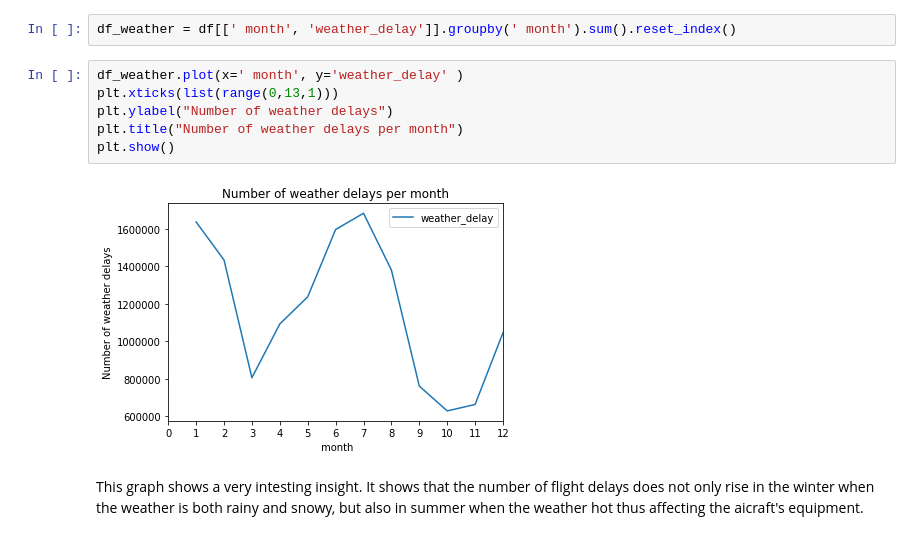
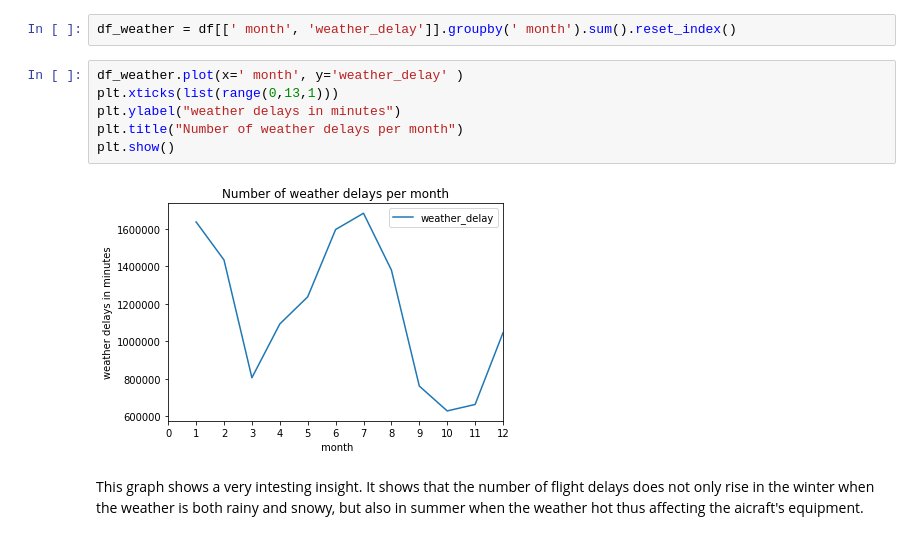
Before and after one commit to abdullahtarek/flight_delays_eda, a Jupyter notebook: EDA.ipynb, the cells around one changed output. Cells and saved outputs as stored; diff of their text form.

```diff
--- a/EDA.ipynb
+++ b/EDA.ipynb
@@ -396,11 +294,11 @@ df_weather = df[[' month', 'weather_delay']].groupby(' month').sum().reset_index
 # %%
 df_weather.plot(x=' month', y='weather_delay' )
 plt.xticks(list(range(0,13,1)))
-plt.ylabel("Number of weather delays")
+plt.ylabel("weather delays in minutes")
 plt.title("Number of weather delays per month")
 plt.show()
 # %% [output]
-[figure, old version]
+[figure, new version]
 # %% [markdown]
 This graph shows a very intesting insight. It shows that the number of flight delays does not only rise in the winter when the weather is both rainy and snowy, but also in summer when the weather hot thus affecting the aicraft's equipment.
 # %% [markdown]
```
Also changed, not shown: parts of 21 cells of this notebook, 1 other file.
